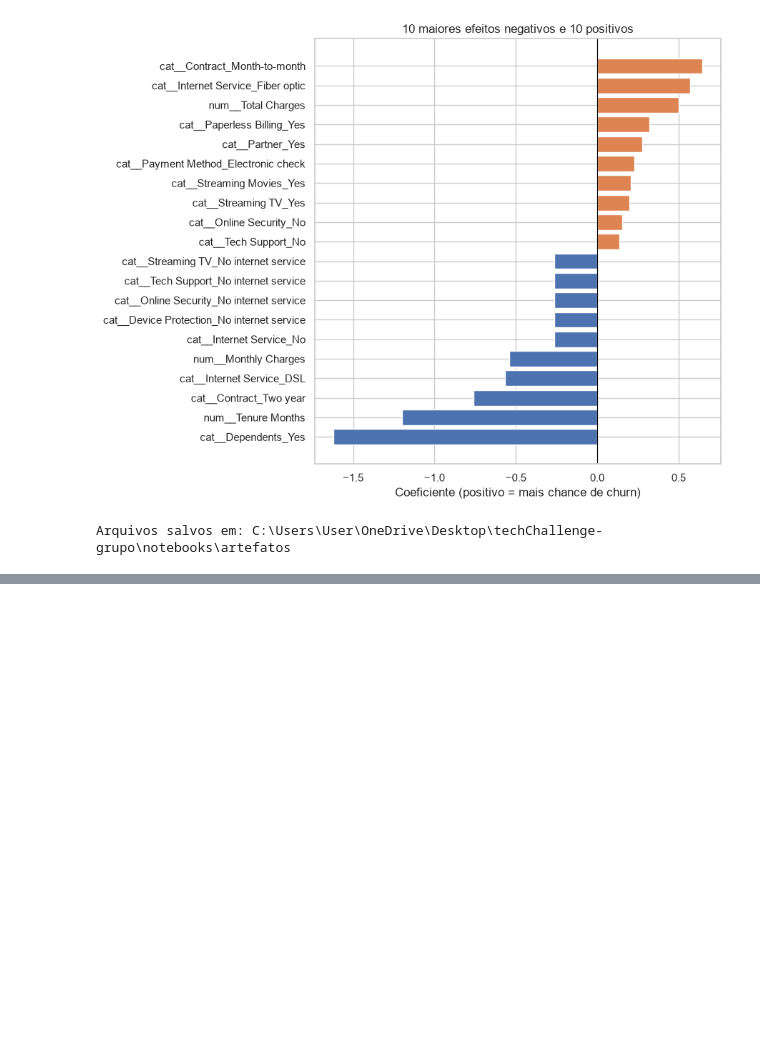
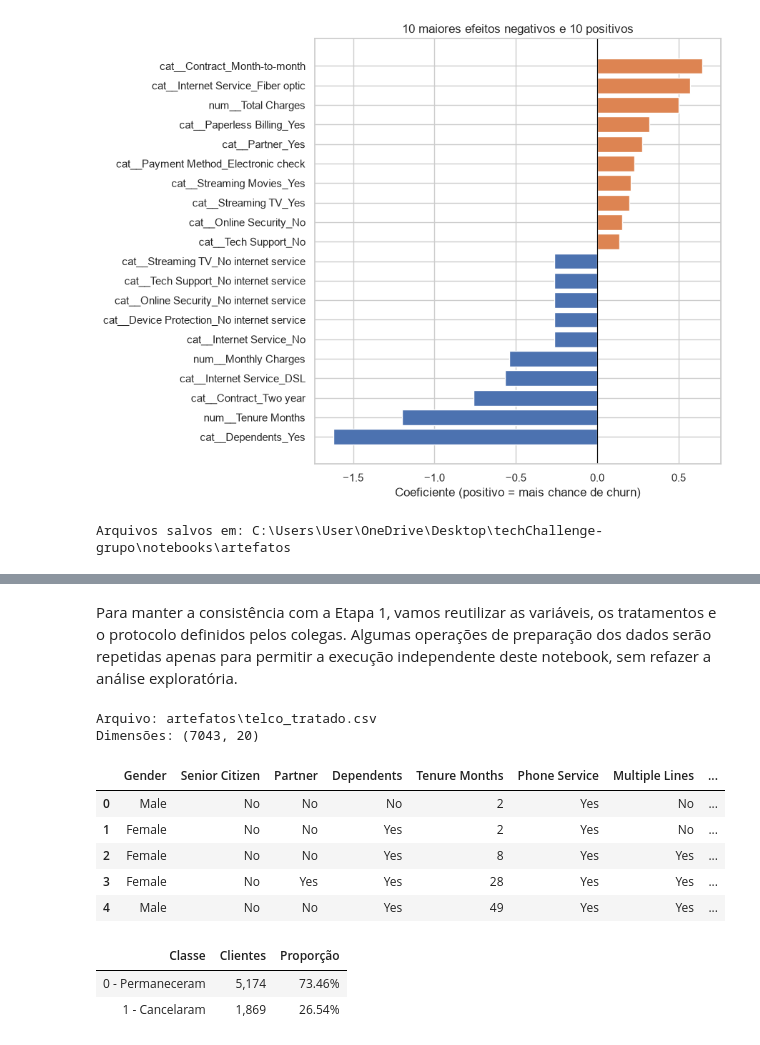
Before and after one commit to Bzrperes/techChallenge, a Jupyter notebook: notebooks/TechChallenge.ipynb, the cells around one changed output, grey strips where cells are left out. Cells and saved outputs as stored; diff of their text form; code cells hidden in the pictures; blank space fills up the shorter version.

Commit message:
Integra modelagem e API de churn com testes e documentacao

```diff
--- a/notebooks/TechChallenge.ipynb
+++ b/notebooks/TechChallenge.ipynb
@@ -699,0 +708,2 @@ Arquivos salvos em: C:\Users\User\OneDrive\Desktop\techChallenge-grupo\notebooks
+# %% [markdown]
+Para manter a consistência com a Etapa 1, vamos reutilizar as variáveis, os tratamentos e o protocolo definidos pelos colegas. Algumas operações de preparação dos dados serão repetidas apenas para permitir a execução independente deste notebook, sem refazer a análise exploratória.
@@ -699,0 +721,63 @@ Arquivos salvos em: C:\Users\User\OneDrive\Desktop\techChallenge-grupo\notebooks
+# %%
+# Célula 25 - Carregamento da base tratada na Etapa 1
+
+from pathlib import Path
+
+# Procura o arquivo nas possíveis pastas de execução
+caminhos = [
+    Path("artefatos/telco_tratado.csv"),
+    Path("notebooks/artefatos/telco_tratado.csv")
+]
+
+arquivo = next((p for p in caminhos if p.is_file()), None)
+
+if arquivo is None:
+    raise FileNotFoundError("Base tratada não encontrada.")
+
+# Carrega os dados e confere as primeiras linhas
+df = pd.read_csv(arquivo)
+
+print("Arquivo:", arquivo)
+print("Dimensões:", df.shape)
+display(df.head())
+# %% [output]
+Arquivo: artefatos\telco_tratado.csv
+Dimensões: (7043, 20)
+|  | Gender | Senior Citizen | Partner | Dependents | Tenure Months | Phone Service | Multiple Lines | ... |
+| 0 | Male | No | No | No | 2 | Yes | No | ... |
+| 1 | Female | No | No | Yes | 2 | Yes | No | ... |
+| 2 | Female | No | No | Yes | 8 | Yes | Yes | ... |
+| 3 | Female | No | Yes | Yes | 28 | Yes | Yes | ... |
+| 4 | Male | No | No | Yes | 49 | Yes | Yes | ... |
+# %%
+# Célula 26 - Separação das variáveis de entrada e do alvo
+
+X = df.drop(columns=["Churn Value"])
+y = df["Churn Value"]
+
+# Organiza a distribuição do alvo em tabela
+tabela_alvo = pd.DataFrame({
+    "Classe": ["0 - Permaneceram", "1 - Cancelaram"],
+    "Clientes": [
+        (y == 0).sum(),
+        (y == 1).sum()
+    ],
+    "Proporção": [
+        (y == 0).mean(),
+        (y == 1).mean()
+    ]
+})
+
+# Apresenta os resultados formatados
+display(
+    tabela_alvo.style
+    .format({
+        "Clientes": "{:,.0f}",
+        "Proporção": "{:.2%}"
+    })
+    .hide(axis="index")
+)
+# %% [output]
+| Classe | Clientes | Proporção |
+| 0 - Permaneceram | 5,174 | 73.46% |
+| 1 - Cancelaram | 1,869 | 26.54% |
```
Also changed, not shown: parts of 44 cells of this notebook, 19 other files.
